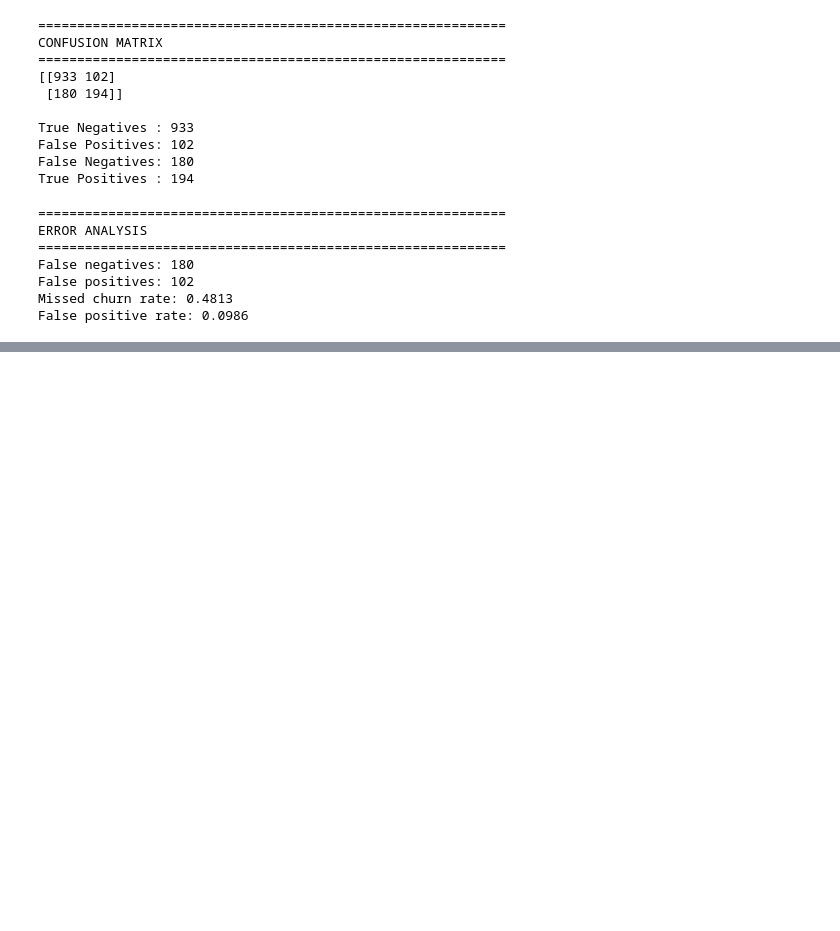
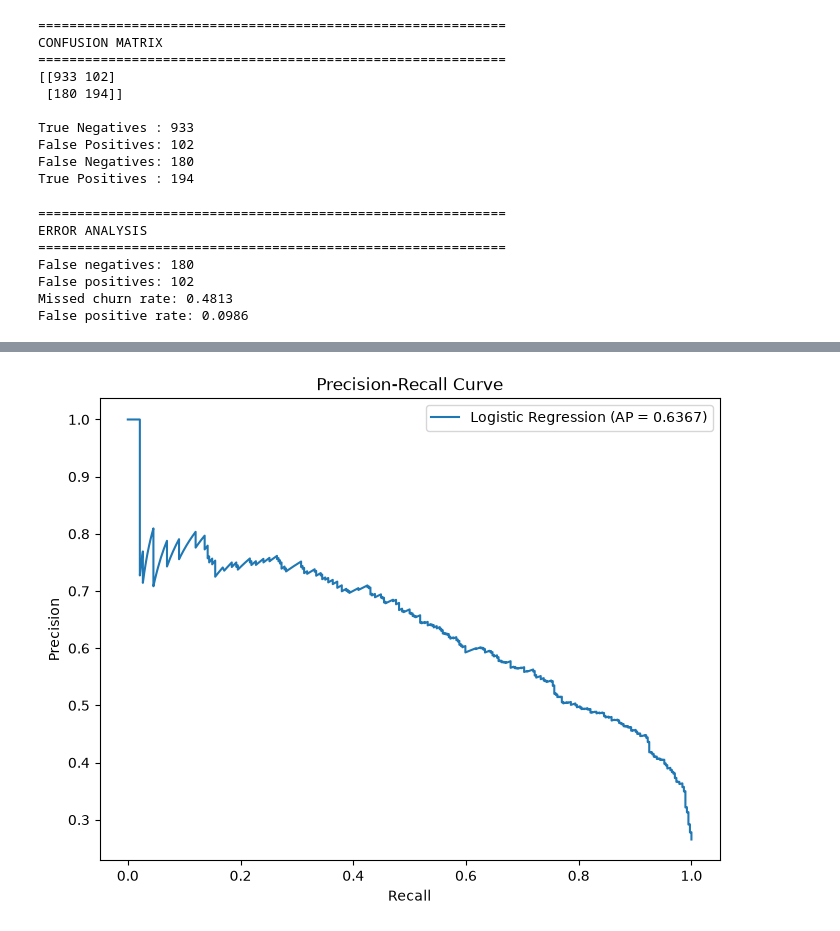
Before and after one commit to annnuspeaks/customer-churn-prediction, a Jupyter notebook: notebooks/05_model_evaluation.ipynb, the cells around one changed output, grey strips where cells are left out. Cells and saved outputs as stored; diff of their text form; code cells hidden in the pictures; blank space fills up the shorter version.

```diff
--- a/notebooks/05_model_evaluation.ipynb
+++ b/notebooks/05_model_evaluation.ipynb
@@ -195,0 +269,16 @@ False positive rate: 0.0986
+# %%
+plt.figure(figsize=(8, 6))
+
+plt.plot(
+    recall_83,
+    precision_83,
+    label=f"Logistic Regression (AP = {average_precision_83:.4f})"
+)
+
+plt.xlabel("Recall")
+plt.ylabel("Precision")
+plt.title("Precision-Recall Curve")
+plt.legend()
+plt.show()
+# %% [output]
+[figure, added]
```
Also changed, not shown: parts of 3 cells of this notebook, 1 other file.
